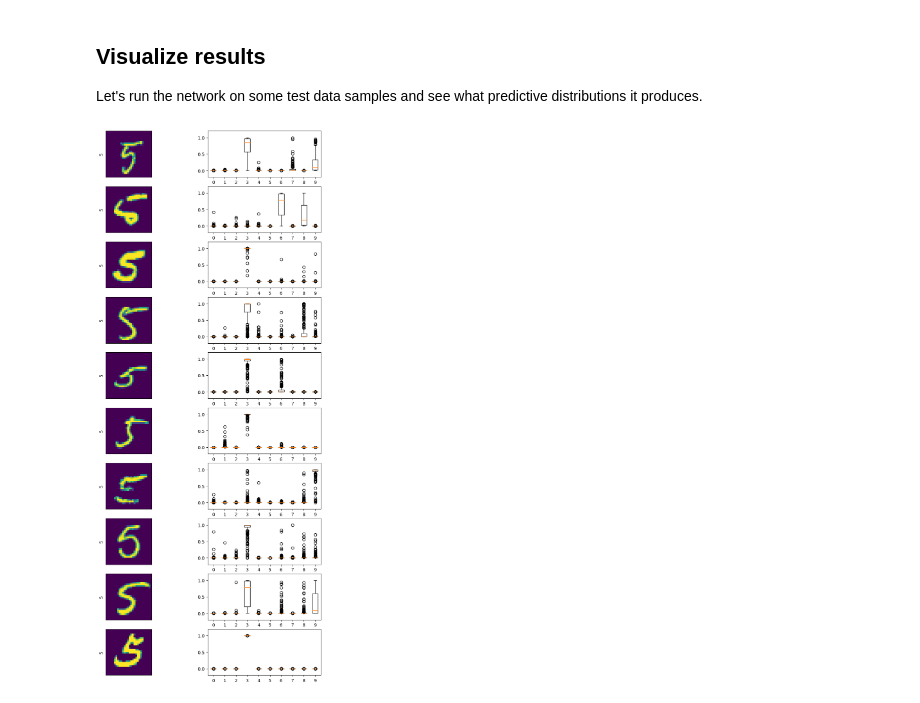
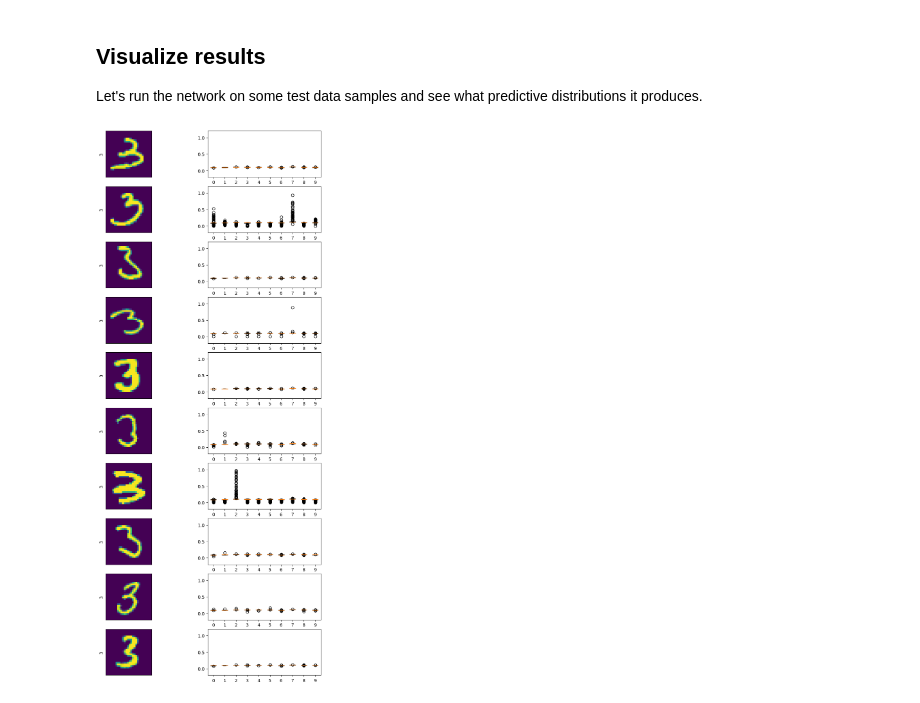
Before and after one commit to ManuelNickel/bayesian_demo, a Jupyter notebook: demo-books/svicnn.ipynb, the cells around one changed output. Saved outputs shown, nothing was run; the diff lists cells and outputs as text; code cells hidden in the pictures.

```diff
--- a/demo-books/svicnn.ipynb
+++ b/demo-books/svicnn.ipynb
@@ -256,14 +257,14 @@ Let's run the network on some test data samples and see what predictive distribu
 # %%
 # Pick n test images and sample each num_samples times
 # To select only a certain class, assign filter_class the corresponding number
 num_images = 10
 num_samples_per_image = 256
-select_class = 5
+select_class = 3
 
 _, test = make_mnist()
 images, labels, samples = run_model_on_data(model, test, num_images, num_samples_per_image, select_class)
 
 # Show images alongside Whisker plots
 show_images(images, samples, labels)
 # %% [output]
-[figure, old version]
+[figure, new version]
```
Also changed, not shown: parts of 6 cells of this notebook, 1 other file.
